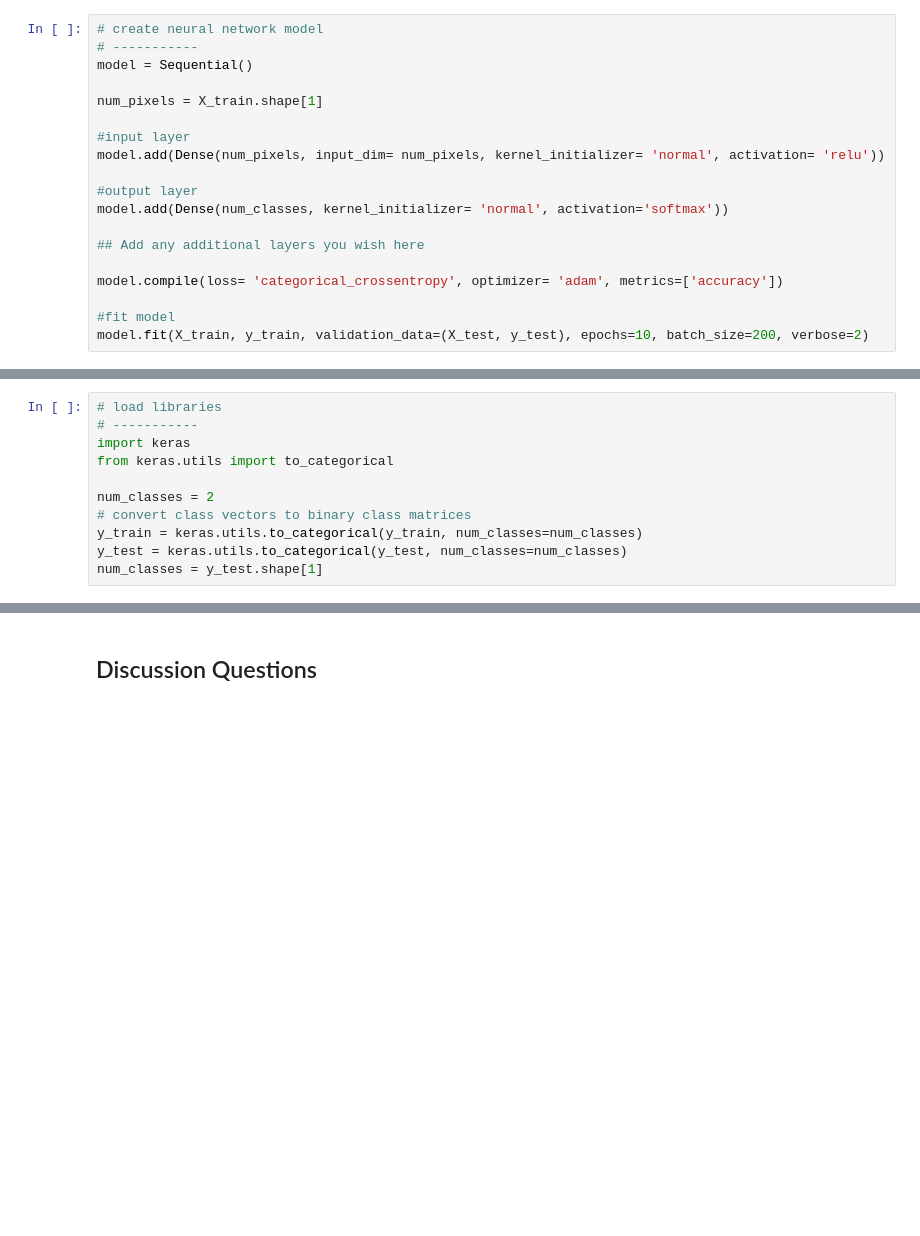
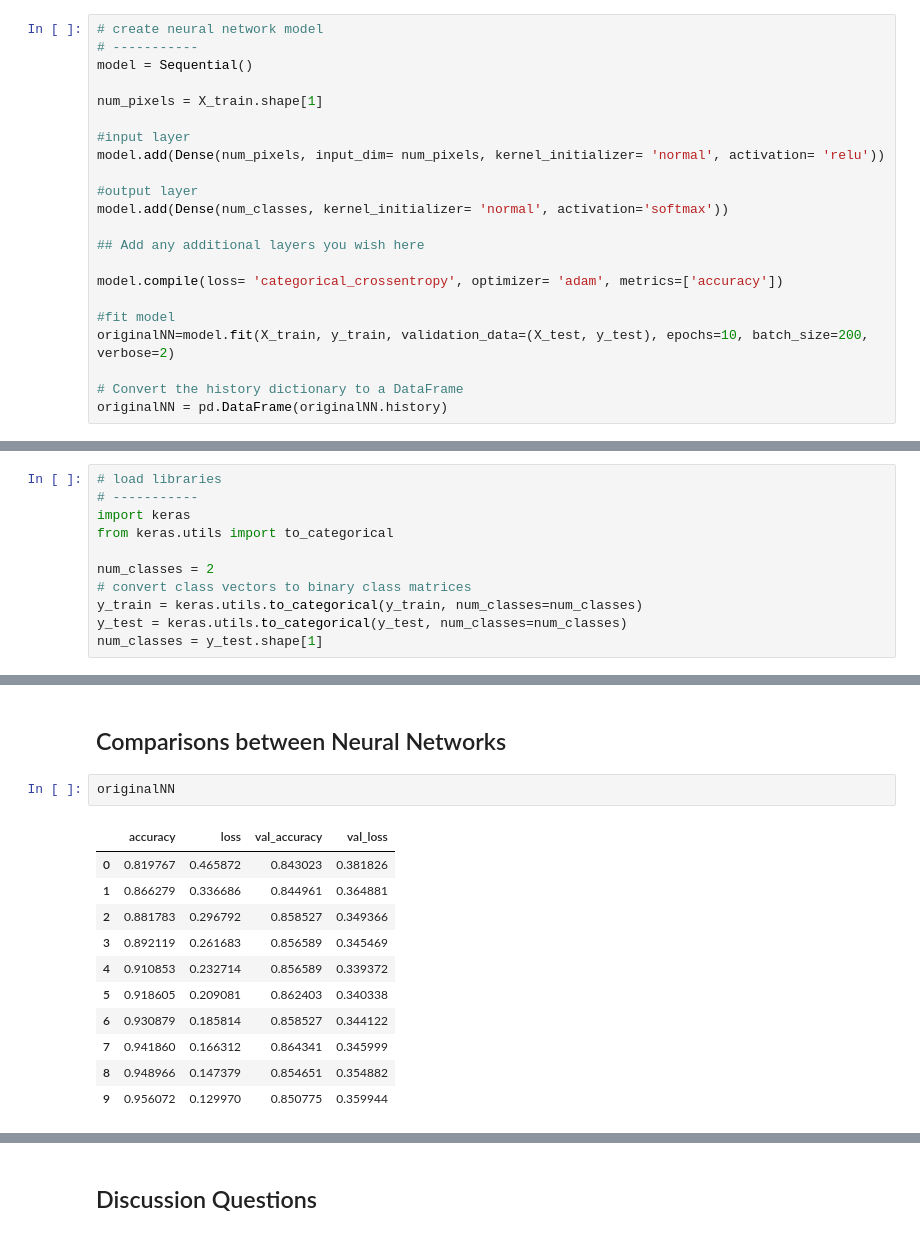
Before and after one commit to taylorgaldi/Computational-Social-Science-Projects, a Jupyter notebook: Project 4/Project 4 Work.ipynb, the cells around one changed output, grey strips where cells are left out. Drawn from its saved outputs; the diff is of its cells as text; blank space fills up the shorter version.

```diff
--- a/Project 4/Project 4 Work.ipynb
+++ b/Project 4/Project 4 Work.ipynb
@@ -657,6 +657,9 @@ model.add(Dense(num_classes, kernel_initializer= 'normal', activation='softmax')
 model.compile(loss= 'categorical_crossentropy', optimizer= 'adam', metrics=['accuracy'])
 
 #fit model
-model.fit(X_train, y_train, validation_data=(X_test, y_test), epochs=10, batch_size=200, verbose=2)
+originalNN=model.fit(X_train, y_train, validation_data=(X_test, y_test), epochs=10, batch_size=200, verbose=2)
+
+# Convert the history dictionary to a DataFrame
+originalNN = pd.DataFrame(originalNN.history)
 # %% [output]
 Epoch 1/10
@@ -919,0 +930,16 @@ Epoch 10/10
+# %% [markdown]
+## Comparisons between Neural Networks
+# %%
+originalNN
+# %% [output]
+|  | accuracy | loss | val_accuracy | val_loss |
+| 0 | 0.819767 | 0.465872 | 0.843023 | 0.381826 |
+| 1 | 0.866279 | 0.336686 | 0.844961 | 0.364881 |
+| 2 | 0.881783 | 0.296792 | 0.858527 | 0.349366 |
+| 3 | 0.892119 | 0.261683 | 0.856589 | 0.345469 |
+| 4 | 0.910853 | 0.232714 | 0.856589 | 0.339372 |
+| 5 | 0.918605 | 0.209081 | 0.862403 | 0.340338 |
+| 6 | 0.930879 | 0.185814 | 0.858527 | 0.344122 |
+| 7 | 0.941860 | 0.166312 | 0.864341 | 0.345999 |
+| 8 | 0.948966 | 0.147379 | 0.854651 | 0.354882 |
+| 9 | 0.956072 | 0.129970 | 0.850775 | 0.359944 |
```
Also changed, not shown: parts of 29 cells of this notebook.
